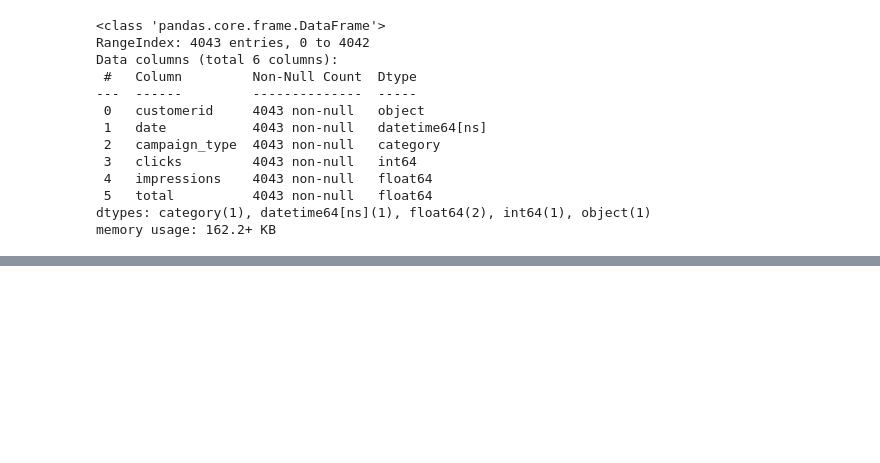
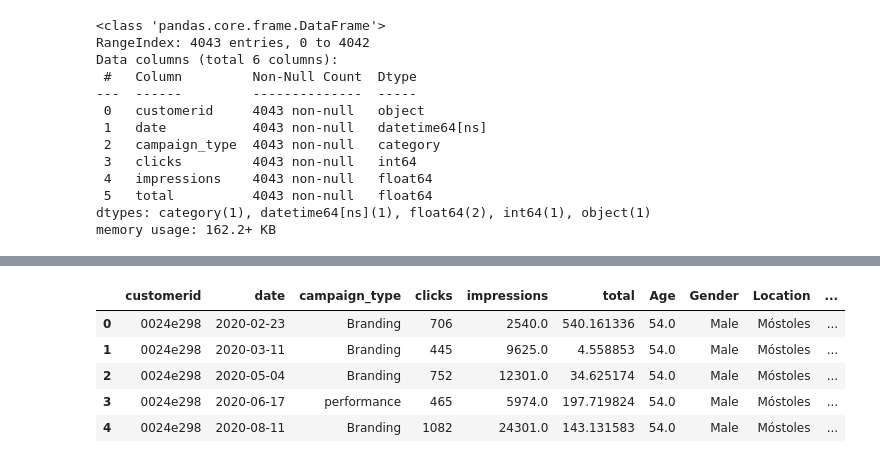
Before and after one commit to MiguelAMeloM/Miguel_DataAnalytics, a Jupyter notebook: campañas_marketing/analisis.ipynb, the cells around one changed output, grey strips where cells are left out. Saved outputs shown, nothing was run; the diff lists cells and outputs as text; code cells hidden in the pictures; blank space fills up the shorter version.

```diff
--- a/campañas_marketing/analisis.ipynb
+++ b/campañas_marketing/analisis.ipynb
@@ -564,10 +564,5 @@ Data columns (total 6 columns):
 dtypes: category(1), datetime64[ns](1), float64(2), int64(1), object(1)
 memory usage: 162.2+ KB
 # %%
-sns.boxplot(
-    data = df,
-    x = 'campaign_type',
-    y = 'total',
-    palette = palette
-)
-plt.ylim((0,200))
+df_customer = pd.read_csv('data/customer.csv')
+df_profile = pd.read_csv('data/customer_profile.csv')
@@ -576,0 +569,9 @@ plt.ylim((0,200))
+# %%
+df_customers = pd.merge(
+    df_customer,
+    df_profile,
+    how = 'inner',
+    left_on = 'Customer ID',
+    right_on = 'customerid'
+)
+df_customers.head()
@@ -576,0 +585,17 @@ plt.ylim((0,200))
+# %%
+df_customers.drop(columns='Customer ID',inplace=True)
+# %%
+df = pd.merge(
+    df,
+    df_customers,
+    how = 'left',
+    on = 'customerid'
+)
+df.head()
+# %% [output]
+|  | customerid | date | campaign_type | clicks | impressions | total | Age | Gender | Location | ... |
+| 0 | 0024e298 | 2020-02-23 | Branding | 706 | 2540.0 | 540.161336 | 54.0 | Male | Móstoles | ... |
+| 1 | 0024e298 | 2020-03-11 | Branding | 445 | 9625.0 | 4.558853 | 54.0 | Male | Móstoles | ... |
+| 2 | 0024e298 | 2020-05-04 | Branding | 752 | 12301.0 | 34.625174 | 54.0 | Male | Móstoles | ... |
+| 3 | 0024e298 | 2020-06-17 | performance | 465 | 5974.0 | 197.719824 | 54.0 | Male | Móstoles | ... |
+| 4 | 0024e298 | 2020-08-11 | Branding | 1082 | 24301.0 | 143.131583 | 54.0 | Male | Móstoles | ... |
```
Also changed, not shown: parts of 5 cells of this notebook.
